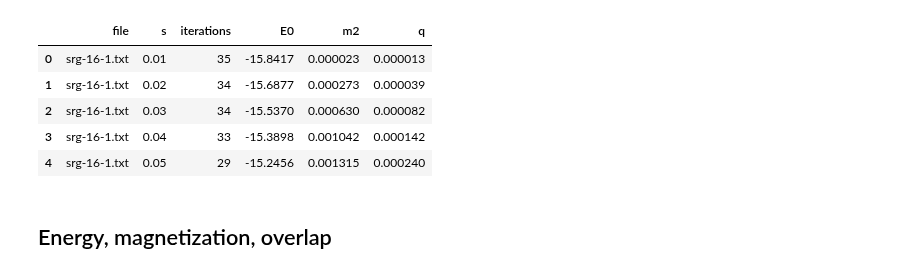
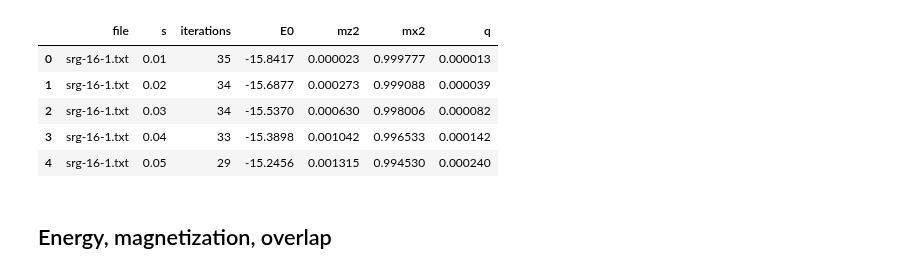
Before and after one commit to mcwitt/quantum-graph-isomorphism, a Jupyter notebook: analysis/analysis.ipynb, the cells around one changed output. Cells and saved outputs as stored; diff of their text form; code cells hidden in the pictures.

```diff
--- a/analysis/analysis.ipynb
+++ b/analysis/analysis.ipynb
@@ -2,15 +2,15 @@
 import pandas
 import itertools
 # %%
-raw = pandas.read_table('out', sep=' *')
+raw = pandas.read_table('out', sep=' *', skipinitialspace=True)
 raw.head()
 # %% [output]
-|  | file | s | iterations | E0 | m2 | q |
-| 0 | srg-16-1.txt | 0.01 | 35 | -15.8417 | 0.000023 | 0.000013 |
-| 1 | srg-16-1.txt | 0.02 | 34 | -15.6877 | 0.000273 | 0.000039 |
-| 2 | srg-16-1.txt | 0.03 | 34 | -15.5370 | 0.000630 | 0.000082 |
-| 3 | srg-16-1.txt | 0.04 | 33 | -15.3898 | 0.001042 | 0.000142 |
-| 4 | srg-16-1.txt | 0.05 | 29 | -15.2456 | 0.001315 | 0.000240 |
+|  | file | s | iterations | E0 | mz2 | mx2 | q |
+| 0 | srg-16-1.txt | 0.01 | 35 | -15.8417 | 0.000023 | 0.999777 | 0.000013 |
+| 1 | srg-16-1.txt | 0.02 | 34 | -15.6877 | 0.000273 | 0.999088 | 0.000039 |
+| 2 | srg-16-1.txt | 0.03 | 34 | -15.5370 | 0.000630 | 0.998006 | 0.000082 |
+| 3 | srg-16-1.txt | 0.04 | 33 | -15.3898 | 0.001042 | 0.996533 | 0.000142 |
+| 4 | srg-16-1.txt | 0.05 | 29 | -15.2456 | 0.001315 | 0.994530 | 0.000240 |
 # %%
 files = raw['file'].unique()
 df = raw.pivot('s', 'file')
```
Also changed, not shown: parts of 2 cells of this notebook.
